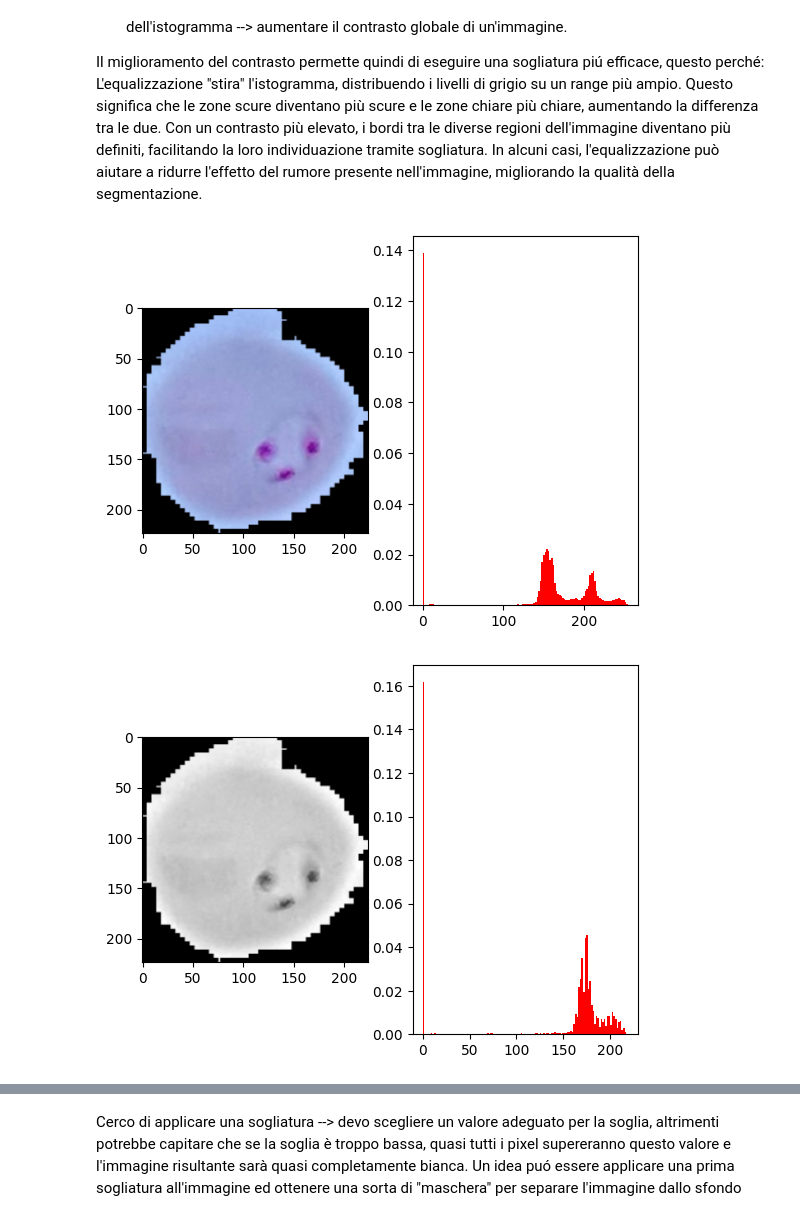
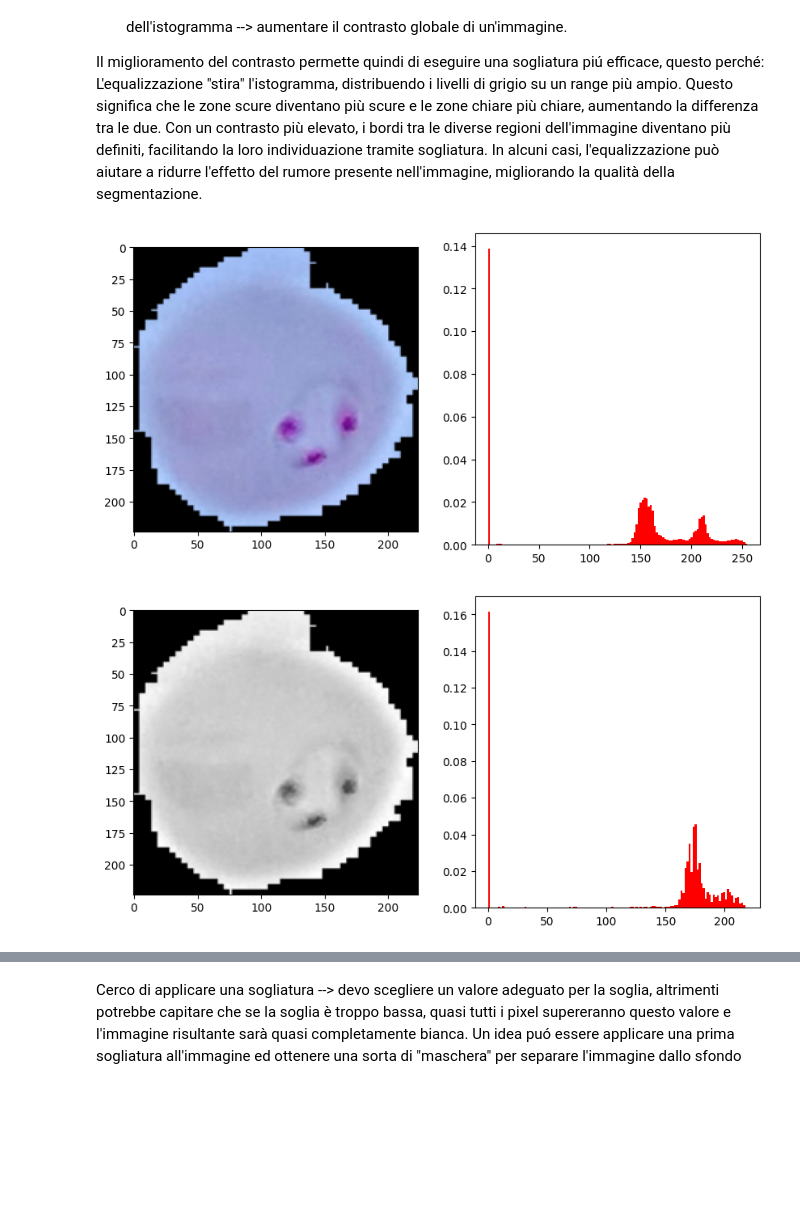
Before and after one commit to GiuuGpEEp/TerzoAnnoUni, a Jupyter notebook: FESI/Progetto/ProvaNotebook.ipynb, the cells around one changed output, grey strips where cells are left out. Saved outputs shown, nothing was run; the diff lists cells and outputs as text; code cells hidden in the pictures; blank space fills up the shorter version.

Commit message:
FESI

```diff
--- a/FESI/Progetto/ProvaNotebook.ipynb
+++ b/FESI/Progetto/ProvaNotebook.ipynb
@@ -10,28 +11,32 @@ Le tecniche di pre-processing che son state adottate comprendono:
 
 Il miglioramento del contrasto permette quindi di eseguire una sogliatura piú efficace, questo perché: L'equalizzazione "stira" l'istogramma, distribuendo i livelli di grigio su un range più ampio. Questo significa che le zone scure diventano più scure e le zone chiare più chiare, aumentando la differenza tra le due. Con un contrasto più elevato, i bordi tra le diverse regioni dell'immagine diventano più definiti, facilitando la loro individuazione tramite sogliatura. In alcuni casi, l'equalizzazione può aiutare a ridurre l'effetto del rumore presente nell'immagine, migliorando la qualità della segmentazione.
 # %%
-img = cv2.imread('Progetto/malaria/parasite (1).png')
+img = cv2.imread('FESI/Progetto/malaria/malaria/parasite (1).png', cv2.IMREAD_UNCHANGED)
 resized = cv2.resize(img, (224, 224))
 
+plt.figure(figsize=(10, 5))
 plt.subplot(1,2,1)
 plt.imshow(resized)
 
 
 plt.subplot(1,2,2)
 plt.hist(resized.ravel(), bins=128, density=True, color='r')
 
 plt.show()
 # %% [output]
-[figure, old version]
+[figure, new version]
 # %%
 # Grayscale
 img_gray = cv2.cvtColor(resized, cv2.COLOR_BGR2GRAY)
 
+plt.figure(figsize=(10, 5))
 plt.subplot(1,2,1)
 plt.imshow(img_gray, cmap='gray')
 
 
 plt.subplot(1,2,2)
 plt.hist(img_gray.ravel(), bins=128, density=True, color='r');
+
+plt.show()
 # %% [output]
-[figure, old version]
+[figure, new version]
```
Also changed, not shown: parts of 7 cells of this notebook, 4 other files.
